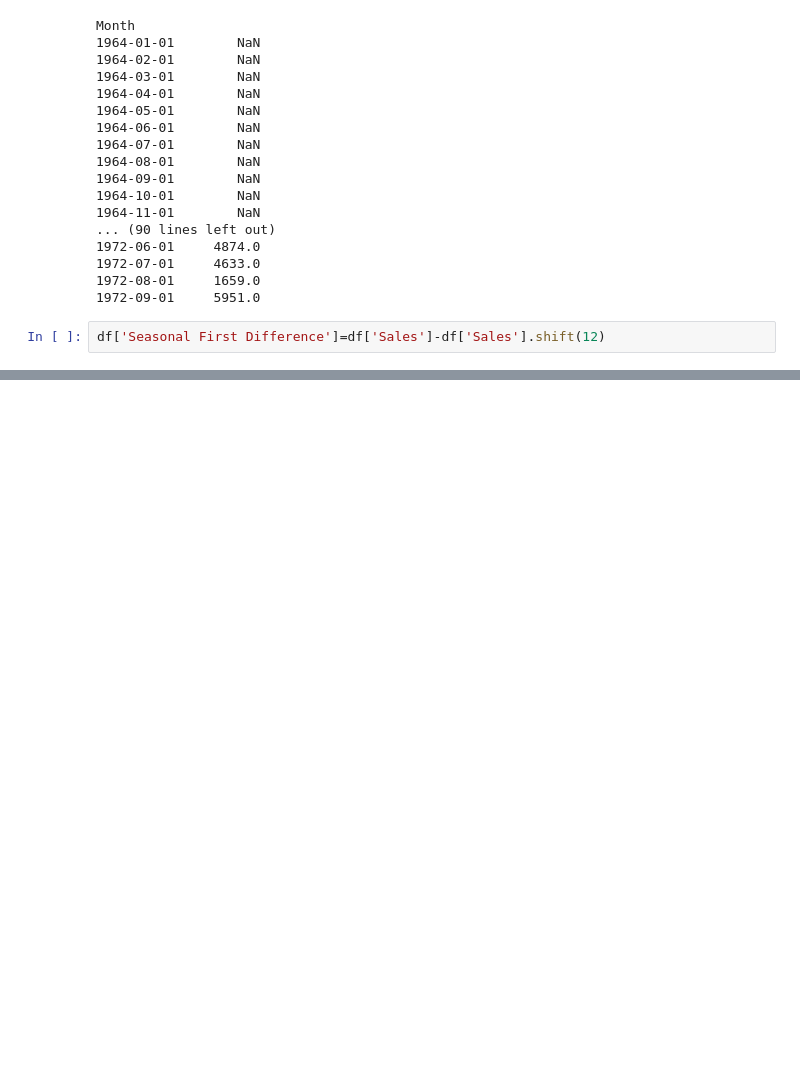
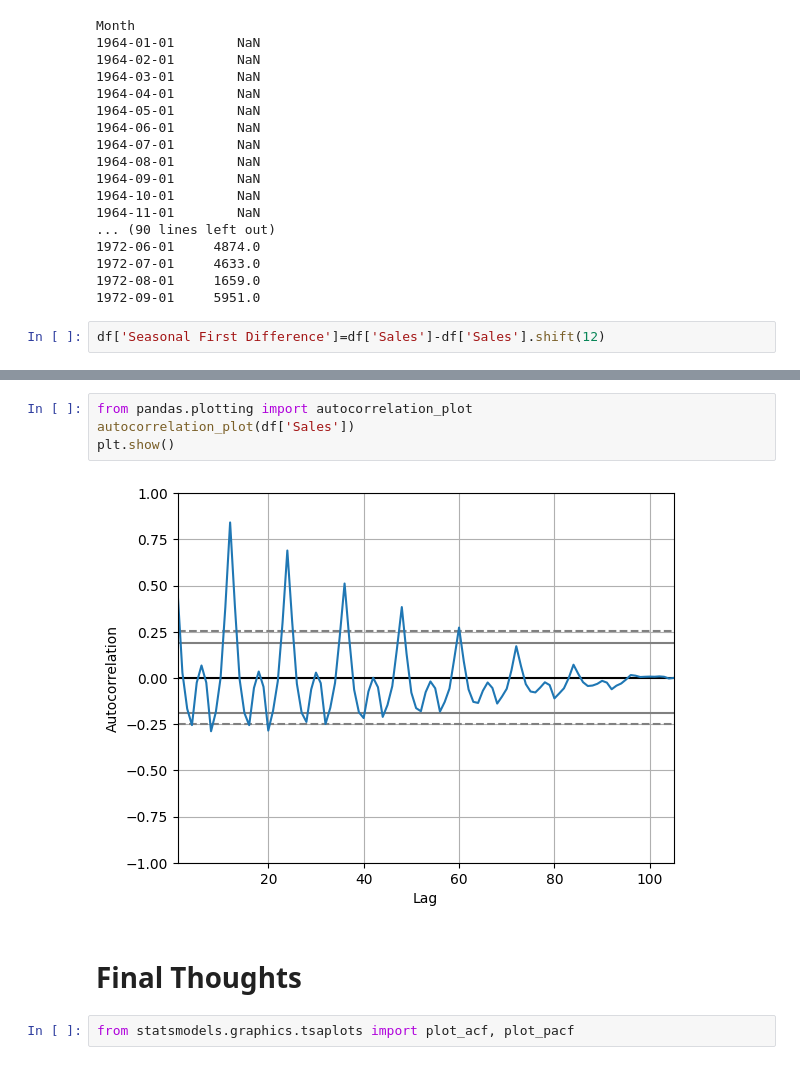
Before and after one commit to PriyankarSingha/sales_forecasting, a Jupyter notebook: sales_forecasting.ipynb, the cells around one changed output, grey strips where cells are left out. Cells and saved outputs as stored; diff of their text form; blank space fills up the shorter version.

Commit message:
statsmodel

```diff
--- a/sales_forecasting.ipynb
+++ b/sales_forecasting.ipynb
@@ -134,0 +149,10 @@ df['Seasonal First Difference']=df['Sales']-df['Sales'].shift(12)
+# %%
+from pandas.plotting import autocorrelation_plot
+autocorrelation_plot(df['Sales'])
+plt.show()
+# %% [output]
+[figure, added]
+# %% [markdown]
+# Final Thoughts
+# %%
+from statsmodels.graphics.tsaplots import plot_acf, plot_pacf
```
Also changed, not shown: parts of 3 cells of this notebook.
